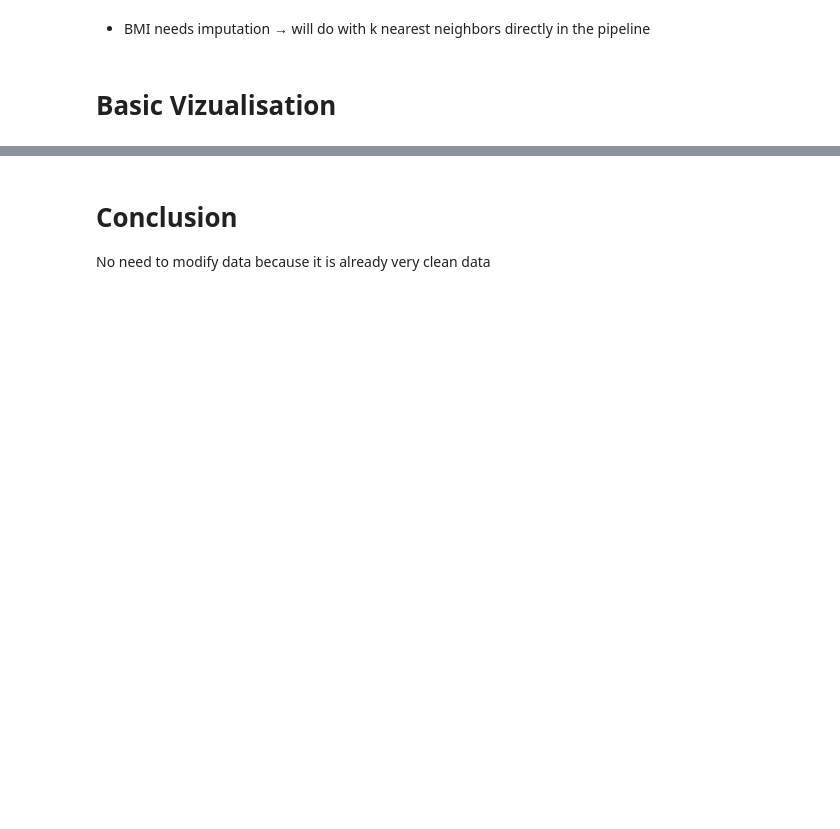
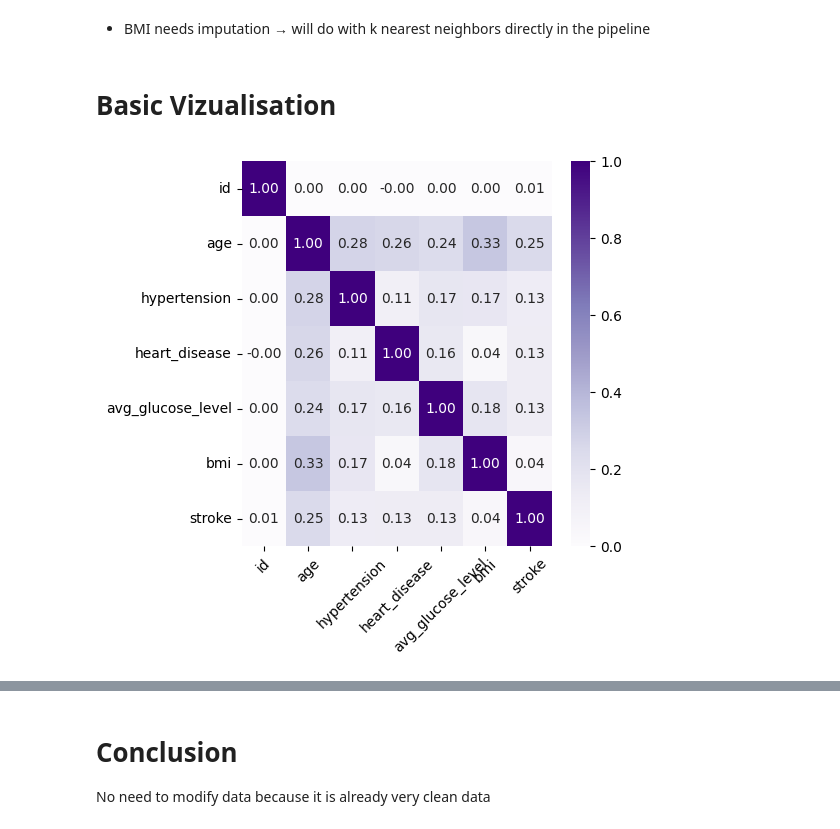
Before and after one commit to catalina-cimpanu/stroke-data, a Jupyter notebook: notebooks/exploratory_analysis.ipynb, the cells around one changed output, grey strips where cells are left out. Cells and saved outputs as stored; diff of their text form; code cells hidden in the pictures; blank space fills up the shorter version.

```diff
--- a/notebooks/exploratory_analysis.ipynb
+++ b/notebooks/exploratory_analysis.ipynb
@@ -207,4 +207,12 @@ dtype: int64
 - BMI needs imputation &rarr; will do with k nearest neighbors directly in the pipeline
 # %% [markdown]
 # Basic Vizualisation
+# %%
+numeric_df = df.select_dtypes(include="number")     # selecting only numeric features, but it will slect binary features
+
+plt.figure(figsize=(5,5))
+sns.heatmap(numeric_df.corr(), annot=True,fmt=".2f", cmap="Purples")
+plt.xticks(rotation=45);
+# %% [output]
+[figure, added]
 # %%
```
Also changed, not shown: parts of 1 cell of this notebook, 1 other file.
